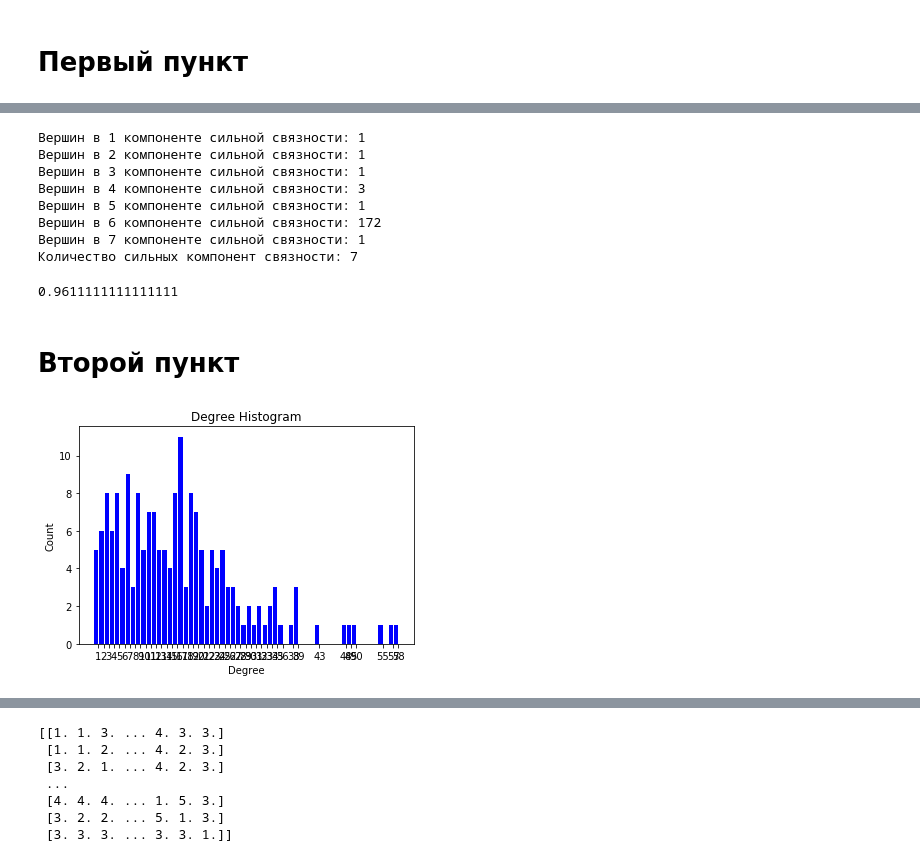
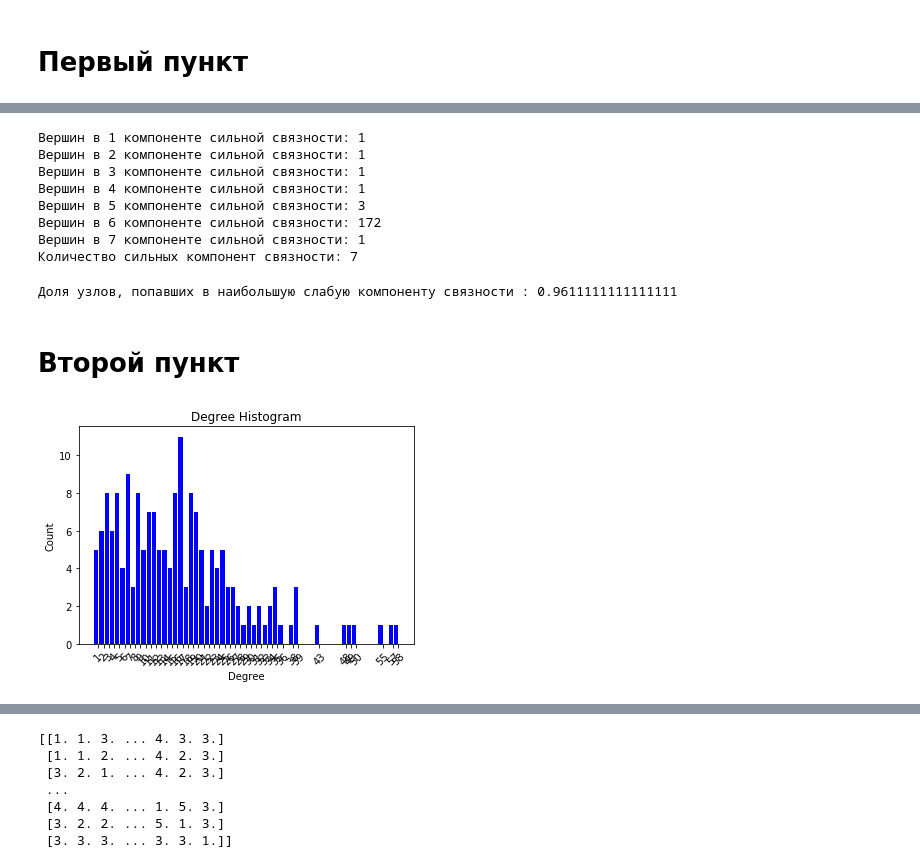
Before and after one commit to Egor14/vk-graph-analysis, a Jupyter notebook: open.ipynb, the cells around one changed output, grey strips where cells are left out. Drawn from its saved outputs; the diff is of its cells as text; code cells hidden in the pictures.

```diff
--- a/open.ipynb
+++ b/open.ipynb
@@ -50,13 +50,15 @@ def dfs(v, matrix):
 # %%
 # Подсчет количества компонент слабой связности и количества вершин в них с помощью поиска в глубину
 my_list = []
+max_comp = 0
 count = 0
 st = []
 while (set(st) != set(G_undir_list.keys())):
     stack = []
     comp = []
     dfs(list(set(G_undir_list.keys()).difference(set(st)))[0], G_undir_list)
-    if count == 0:
+    if len(comp)>max_comp:  # Запись в my_list всех вершин, находящихся в наибольшей слабой компоненте
+        max_comp = len(comp)
         my_list += comp
     st += comp
     print('Вершин в {} компоненте слабой связности:'.format(count+1), len(comp))
@@ -101,34 +103,37 @@ print('Количество сильных компонент связности
 Вершин в 1 компоненте сильной связности: 1
 Вершин в 2 компоненте сильной связности: 1
 Вершин в 3 компоненте сильной связности: 1
-Вершин в 4 компоненте сильной связности: 3
-Вершин в 5 компоненте сильной связности: 1
+Вершин в 4 компоненте сильной связности: 1
+Вершин в 5 компоненте сильной связности: 3
 Вершин в 6 компоненте сильной связности: 172
 Вершин в 7 компоненте сильной связности: 1
 Количество сильных компонент связности: 7
-# %%
-173/180
-# %% [output]
-0.9611111111111111
+# %%
+print('Доля узлов, попавших в наибольшую слабую компоненту связности :', len(my_list)/len(G_list))
+# %% [output]
+Доля узлов, попавших в наибольшую слабую компоненту связности : 0.9611111111111111
 # %% [markdown]
 # Второй пункт
 # %%
+# Построение гистограммы распределения степеней вершин
 import collections
 
 degree_sequence = sorted([len(i) for i in G_list.values()], reverse=True)  # degree sequence
 degreeCount = collections.Counter(degree_sequence)
 deg, cnt = zip(*degreeCount.items())
 
 fig, ax = plt.subplots()
-plt.bar(deg, cnt, width=0.80, color='b')
+plt.bar(deg, cnt, width=0.8, color='b')
 
 plt.title("Degree Histogram")
 plt.ylabel("Count")
 plt.xlabel("Degree")
+plt.xticks(rotation=45)
+#plt.figure(figsize=(20,20))
 ax.set_xticks([d + 0.4 for d in deg])
 ax.set_xticklabels(deg);
 # %% [output]
-[figure, old version]
+[figure, new version]
 # %%
 # Получение наибольшей компоненты связности для дальнейшего рассмотрения(в my_list при поиске в глубину мы сохранили
 # все индексы, состоящие в наибольшей компоненте связности)
```
Also changed, not shown: parts of 24 cells of this notebook.
